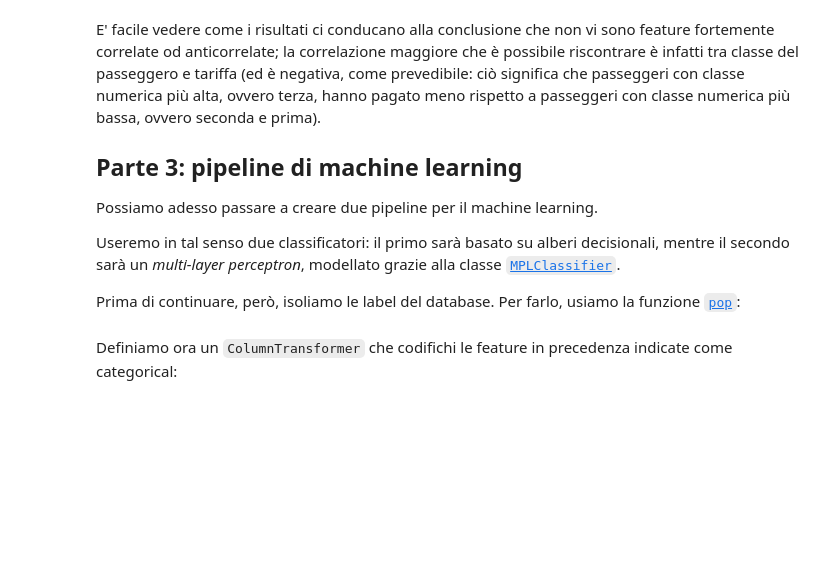
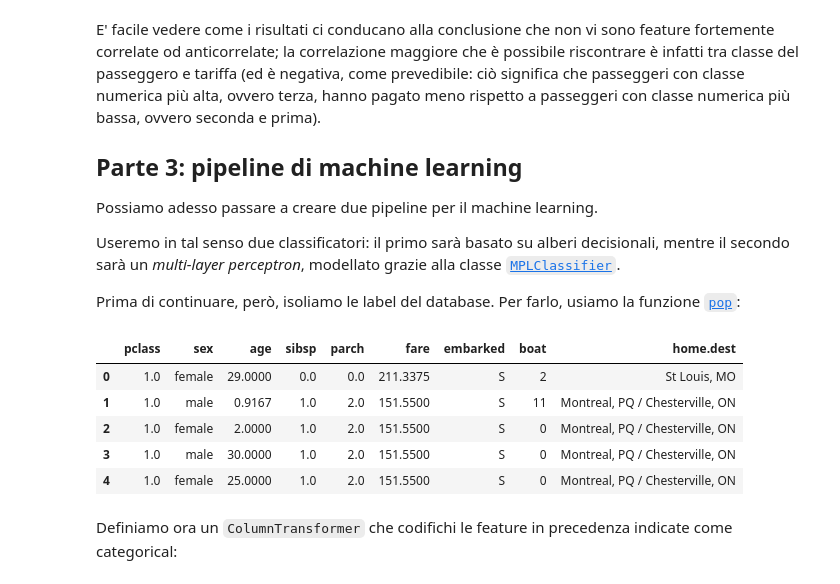
Before and after one commit to anhelus/pcs, a Jupyter notebook: docs/notebooks/base/esercizi/esercizi_18_b.ipynb, the cells around one changed output. Saved outputs shown, nothing was run; the diff lists cells and outputs as text; code cells hidden in the pictures; blank space fills up the shorter version.

```diff
--- a/docs/notebooks/base/esercizi/esercizi_18_b.ipynb
+++ b/docs/notebooks/base/esercizi/esercizi_18_b.ipynb
@@ -174,3 +184,5 @@ df.corr(method='kendall')
 | sibsp | -0.464471 | -0.511169 | 1.000000 | -0.322768 | 0.199986 |
 | parch | -0.488548 | -0.631767 | -0.322768 | 1.000000 | 0.194832 |
 | fare | -0.490492 | 0.129443 | 0.199986 | 0.194832 | 1.000000 |
+# %%
+df['survived'] = df['survived'].apply(lambda x: int(x))
@@ -189,2 +210,11 @@ y = df.pop('survived')
+# %%
+df.head()
+# %% [output]
+|  | pclass | sex | age | sibsp | parch | fare | embarked | boat | home.dest |
+| 0 | 1.0 | female | 29.0000 | 0.0 | 0.0 | 211.3375 | S | 2 | St Louis, MO |
+| 1 | 1.0 | male | 0.9167 | 1.0 | 2.0 | 151.5500 | S | 11 | Montreal, PQ / Chesterville, ON |
+| 2 | 1.0 | female | 2.0000 | 1.0 | 2.0 | 151.5500 | S | 0 | Montreal, PQ / Chesterville, ON |
+| 3 | 1.0 | male | 30.0000 | 1.0 | 2.0 | 151.5500 | S | 0 | Montreal, PQ / Chesterville, ON |
+| 4 | 1.0 | female | 25.0000 | 1.0 | 2.0 | 151.5500 | S | 0 | Montreal, PQ / Chesterville, ON |
 # %% [markdown]
 Definiamo ora un `ColumnTransformer` che codifichi le feature in precedenza indicate come categorical:
```
Also changed, not shown: parts of 12 cells of this notebook, 6 other files.
